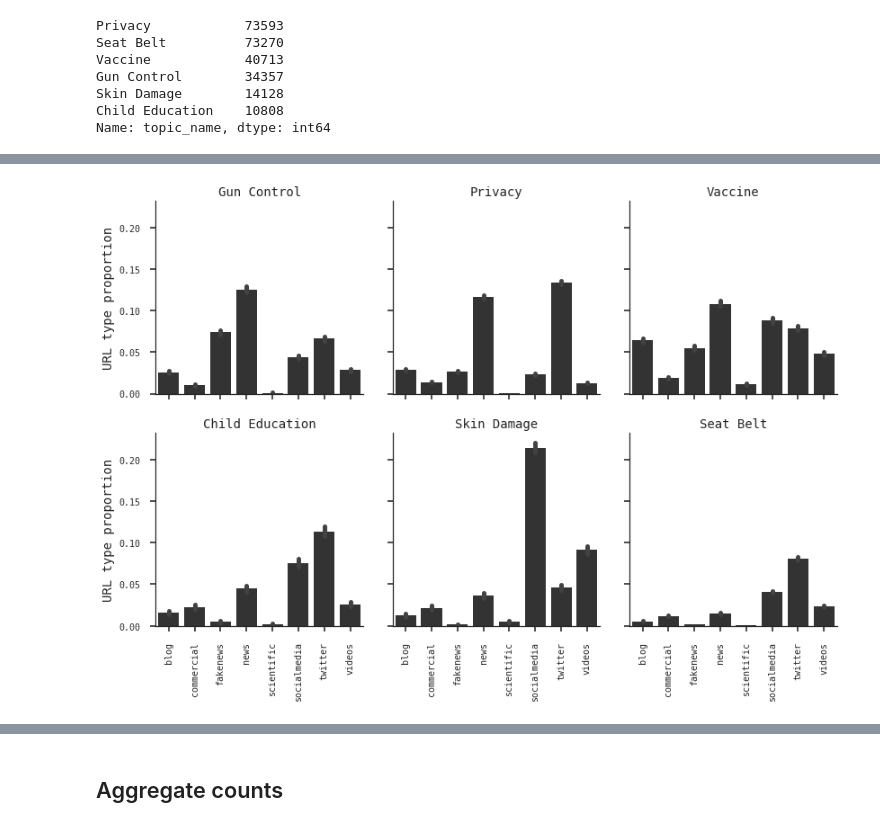
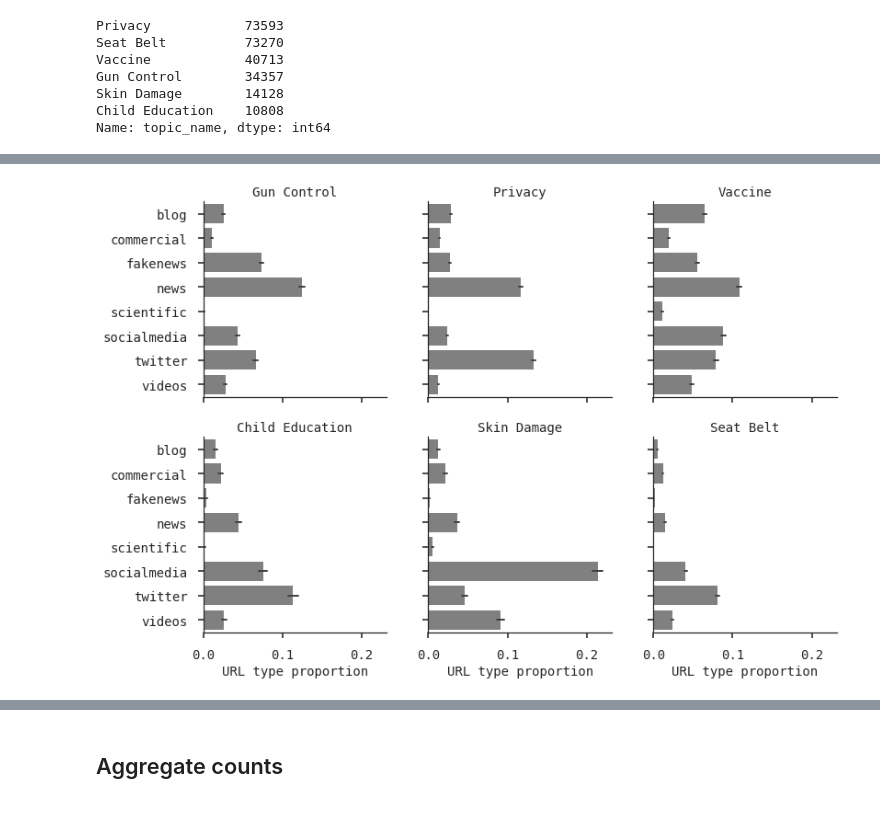
Before and after one commit to napsternxg/ControversialTweetAnalysis, a Jupyter notebook: Analysis.ipynb, the cells around one changed output, grey strips where cells are left out. Drawn from its saved outputs; the diff is of its cells as text; code cells hidden in the pictures.

Commit message:
Updated all plots

```diff
--- a/Analysis.ipynb
+++ b/Analysis.ipynb
@@ -309,15 +309,16 @@ Name: topic_name, dtype: int64
 with sns.plotting_context(
     rc={"axes.titlesize": 14,
         "axes.labelsize": 14,
-        "xtick.labelsize": 10,
-        "ytick.labelsize": 10,
+        "xtick.labelsize": 14,
+        "ytick.labelsize": 14,
        }), sns.axes_style(
     rc={"font.family": "monospace"}):
-    g = sns.factorplot(x="URL_type", y="URL_counts", #hue="is_controversial",
+    g = sns.factorplot(y="URL_type", x="URL_counts", #hue="is_controversial",
                    col="topic_name", col_wrap=3,
                        col_order=topic_order,
                        kind="bar",
-                       color="0.2",
+                       color="0.5",
+                       errwidth=2,
                   data=pd.melt(pd.concat([df_X > 0,
                                           df[["topic_name"]],
                                           (df_y == 1).to_frame()],
@@ -325,6 +326,7 @@ with sns.plotting_context(
                                id_vars=["is_controversial", "topic_name"],
             var_name="URL_type", value_name="URL_counts"
            ))
-    g.set_xticklabels(rotation=90).set_titles("{col_name}").set_axis_labels("", "URL type proportion")
+    #g.set_xticklabels(rotation=90)
+    g.set_titles("{col_name}").set_axis_labels("URL type proportion", "")
     #sns.despine(offset=10)
 # %% [output]
@@ -333,4 +335,4 @@ Wall time: 50.1 s
-[figure, old version]
+[figure, new version]
 # %%
 %%time
 with sns.plotting_context(
```
Also changed, not shown: parts of 12 cells of this notebook, 1 other file.
